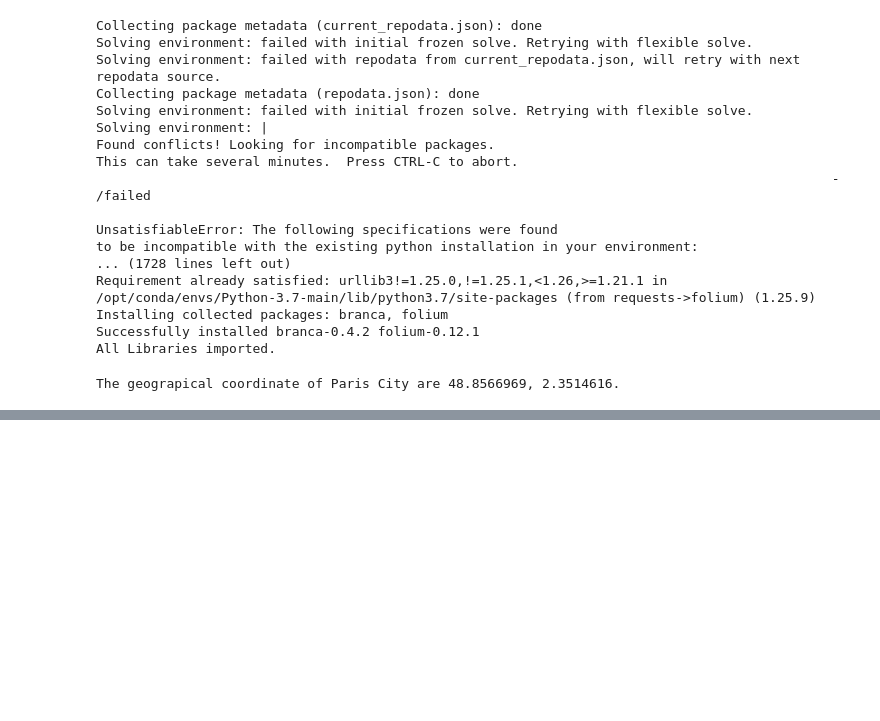
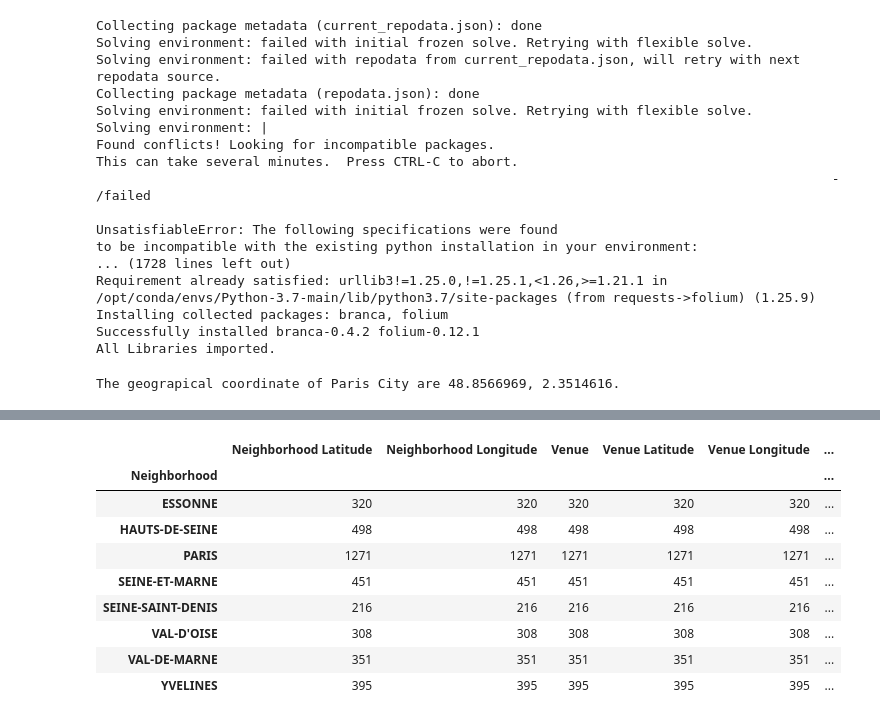
Before and after one commit to btalukder/Coursera_Capstone, a Jupyter notebook: Paris and Millan Neighborhood.ipynb, the cells around one changed output, grey strips where cells are left out. Drawn from its saved outputs; the diff is of its cells as text; code cells hidden in the pictures; blank space fills up the shorter version.

```diff
--- a/Paris and Millan Neighborhood.ipynb
+++ b/Paris and Millan Neighborhood.ipynb
@@ -79,0 +169,19 @@ The geograpical coordinate of Millan City are 46.7071912, 11.6609414.
+# %%
+#Create a map of Paris with neighborhoods superimposed on it
+map_paris = folium.Map(location=[latitude_paris, longitude_paris], zoom_start=10)
+
+# add markers to map
+for lat, lng, borough, neighborhood in zip(neighborhoods_paris['Latitude'], neighborhoods_paris['Longitude'], neighborhoods_paris['nom_dept'], neighborhoods_paris['population']):
+    label = '{}, {}'.format(neighborhood, borough)
+    label = folium.Popup(label, parse_html=True)
+    folium.CircleMarker(
+        [lat, lng],
+        radius=5,
+        popup=label,
+        color='green',
+        fill=True,
+        fill_color='#3186cc',
+        fill_opacity=0.7,
+        parse_html=False).add_to(map_paris)
+
+map_paris
@@ -79,0 +192,9 @@ The geograpical coordinate of Millan City are 46.7071912, 11.6609414.
+# %%
+CLIENT_ID = 'UJ4CK0WPFD01JRR3F1CTZCWVMVMU4OKY0CVDGKTZNUHLWCVO'
+CLIENT_SECRET = 'O1PQ1GTMXLCGN5PWUVAG3HXYUNR4KNAGHYZVLH3ZVTX3254A'
+VERSION = '20180605' # Foursquare API version
+LIMIT = 100 # A default Foursquare API limit value
+
+print('Your credentails:')
+print('CLIENT_ID: ' + CLIENT_ID)
+print('CLIENT_SECRET:' + CLIENT_SECRET)
@@ -79,0 +207,5 @@ The geograpical coordinate of Millan City are 46.7071912, 11.6609414.
+# %%
+#Get top 25 venues for each neignborhood within 500 meter radious
+# type your answer here
+LIMIT = 25 # limit of number of venues returned by Foursquare API
+radius = 500 # define radius
@@ -79,0 +254,6 @@ The geograpical coordinate of Millan City are 46.7071912, 11.6609414.
+# %%
+# type your answer here
+paris_neighborhood_venues = getNearbyVenues(names=neighborhoods_paris['nom_dept'],
+                                   latitudes=neighborhoods_paris['Latitude'],
+                                   longitudes=neighborhoods_paris['Longitude']
+                                  )
@@ -79,0 +290,14 @@ The geograpical coordinate of Millan City are 46.7071912, 11.6609414.
+# %%
+#Now group-by the venues based on each neighborhood location
+paris_neighborhood_venues.groupby('Neighborhood').count()
+# %% [output]
+|  | Neighborhood Latitude | Neighborhood Longitude | Venue | Venue Latitude | Venue Longitude | ... |
+| Neighborhood |  |  |  |  |  | ... |
+| ESSONNE | 320 | 320 | 320 | 320 | 320 | ... |
+| HAUTS-DE-SEINE | 498 | 498 | 498 | 498 | 498 | ... |
+| PARIS | 1271 | 1271 | 1271 | 1271 | 1271 | ... |
+| SEINE-ET-MARNE | 451 | 451 | 451 | 451 | 451 | ... |
+| SEINE-SAINT-DENIS | 216 | 216 | 216 | 216 | 216 | ... |
+| VAL-D'OISE | 308 | 308 | 308 | 308 | 308 | ... |
+| VAL-DE-MARNE | 351 | 351 | 351 | 351 | 351 | ... |
+| YVELINES | 395 | 395 | 395 | 395 | 395 | ... |
```
Also changed, not shown: parts of 24 cells of this notebook.
